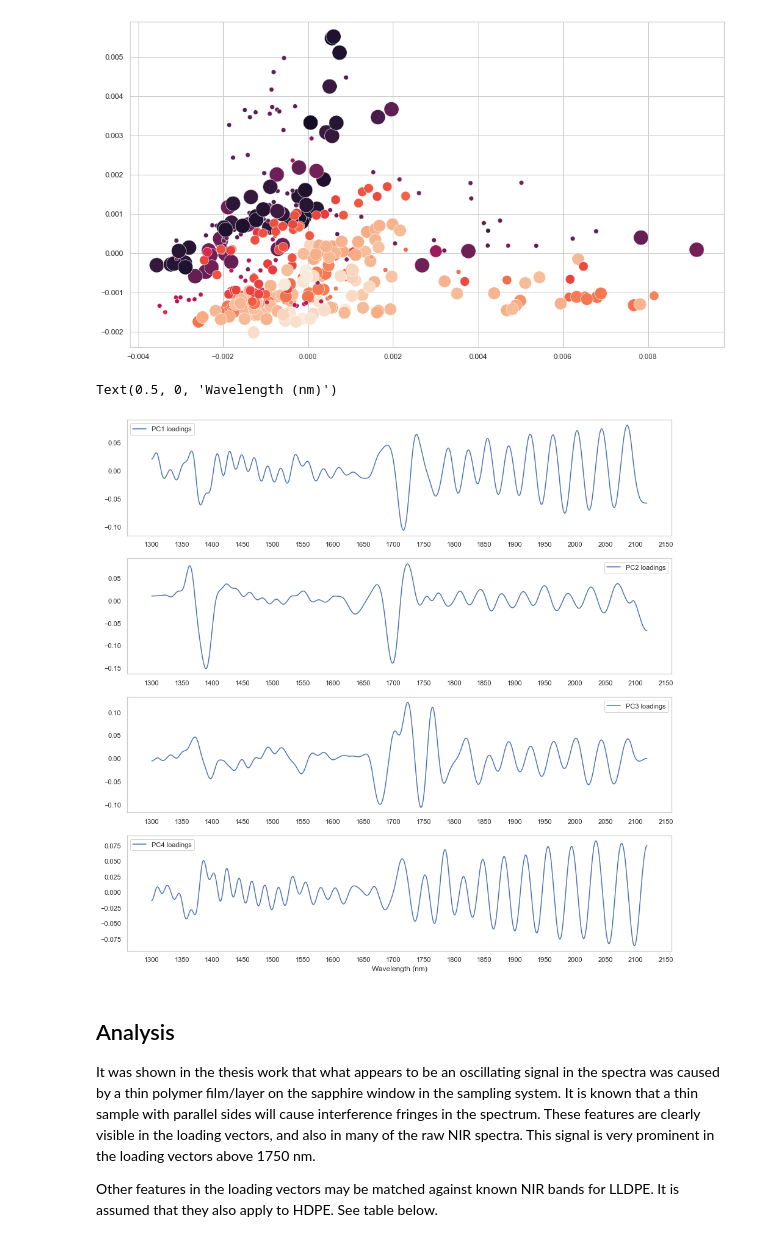
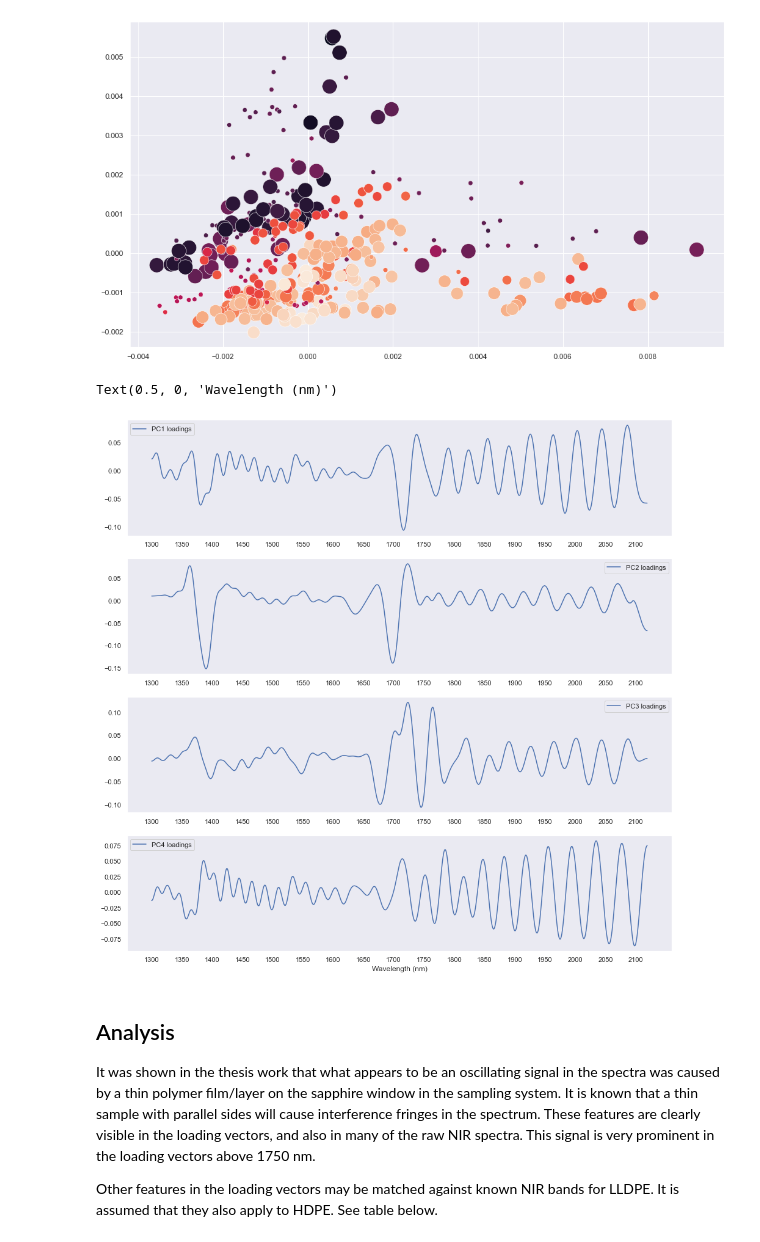
Before and after one commit to bitjungle/OpenData, a Jupyter notebook: bronir2/analysis.ipynb, the cells around one changed output. Saved outputs shown, nothing was run; the diff lists cells and outputs as text; code cells hidden in the pictures.

```diff
--- a/bronir2/analysis.ipynb
+++ b/bronir2/analysis.ipynb
@@ -52,6 +52,7 @@ wl = range(wl_start, wl_end)                 # NIR wavelength range
 # %% [markdown]
 Plotting the raw NIR data reveals the massive noise problem in this dataset.
 # %%
+sns.set_theme(style="darkgrid")
 plt.figure(figsize=[16, 9])
 for n in range(0, len(X)):
     plt.plot(wl, X[n], linewidth=1)
@@ -59,7 +60,7 @@ plt.plot(wl, Xmean, color="black", linewidth=3, label="Mean spectrum")
 plt.title('Raw data')
 plt.xlabel('Wavelength (nm)')
 plt.ylabel('Absorbance')
-plt.xticks([t for t in range(1300, 2200, 50)])
+plt.xticks([t for t in range(wl_start, wl_end, 50)])
 plt.grid()
 plt.legend()
 plt.show()
@@ -207,25 +209,24 @@ sns.pairplot(Xpca_df, vars=['PC1', 'PC2', 'PC3', 'PC4'], hue='dens', palette='ro
 [figure]
 # %%
 sns.set(rc={"figure.figsize":(16, 9)})
-sns.set_theme(style="whitegrid")
 # Experimental 4D plot. Dot size corresponds to catalyst type, dot color is density
 sns.scatterplot(x=Xpca_df.PC1.values, y=Xpca_df.PC2.values, hue=Xpca_df.dens, size=Xpca_df.cat, sizes=(50, 500), palette='rocket', legend=False)
 # %% [output]
 <AxesSubplot:>
 [figure]
 # %%
-plt.figure(figsize=[16, 16])
+fig = plt.figure(figsize=[16, 16])
 for i in range(1, 5):
-    plt.subplot(4, 1, i)
-    plt.plot(wl, pca.components_.T[:,i], label="PC{} loadings".format(i))
-    plt.legend()
-    plt.grid()
-    plt.xticks([t for t in range(1300, 2200, 50)])
+    ax = fig.add_subplot(4, 1, i)
+    ax.plot(wl, pca.components_.T[:,i], label="PC{} loadings".format(i))
+    ax.legend()
+    ax.grid()
+    plt.xticks([t for t in range(wl_start, wl_end, 50)])
 
 plt.xlabel('Wavelength (nm)')
 # %% [output]
 Text(0.5, 0, 'Wavelength (nm)')
-[figure, old version]
+[figure, new version]
 # %% [markdown]
 ## Analysis
 
```
Also changed, not shown: parts of 5 cells of this notebook.
